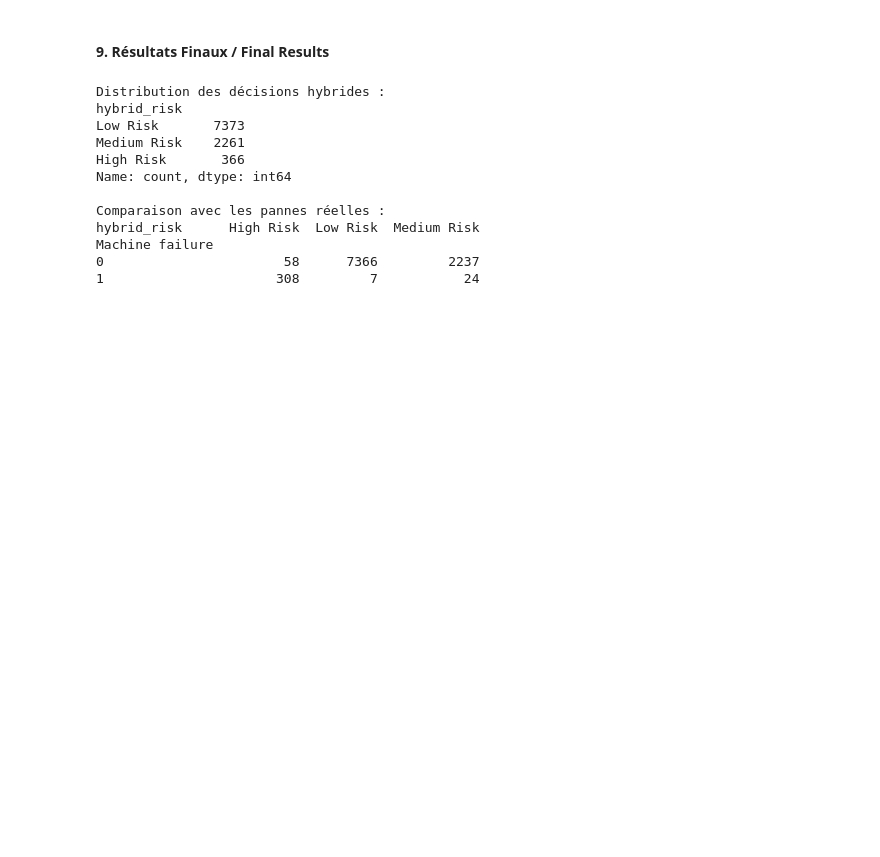
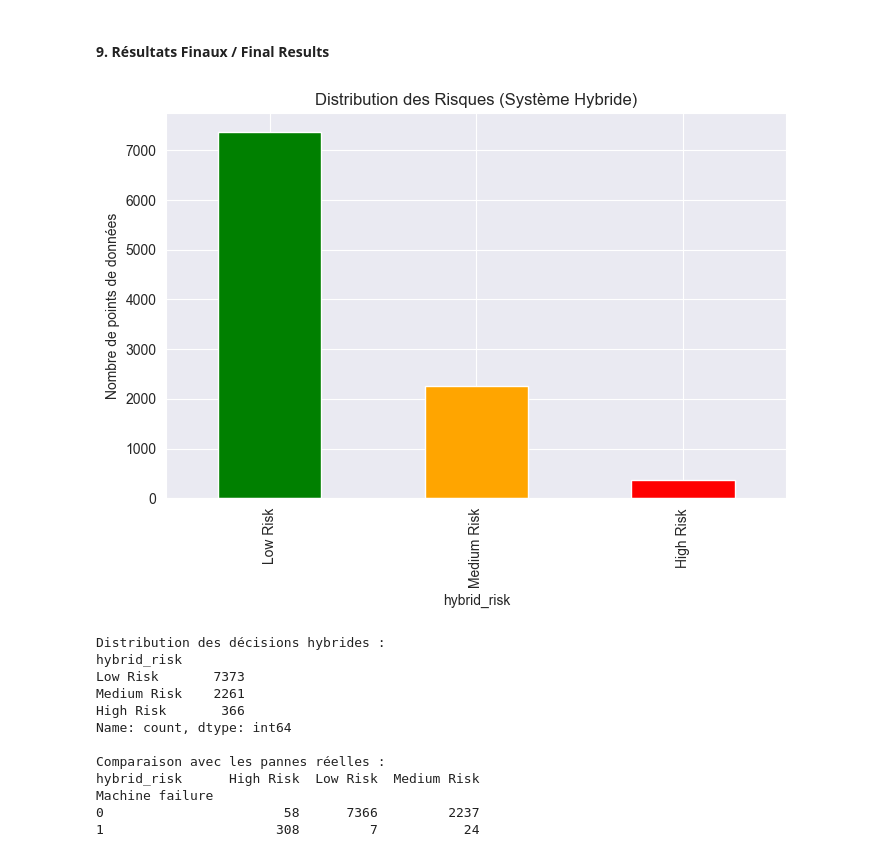
Before and after one commit to elswordexe/predictive-maintenance-anomaly-detection, a Jupyter notebook: NoteBooks/analyse.ipynb, the cells around one changed output. Drawn from its saved outputs; the diff is of its cells as text; code cells hidden in the pictures; blank space fills up the shorter version.

```diff
--- a/NoteBooks/analyse.ipynb
+++ b/NoteBooks/analyse.ipynb
@@ -170,12 +184,21 @@ df["hybrid_risk"] = df.apply(hybrid_decision, axis=1)
 # %% [markdown]
 #### **9. Résultats Finaux / Final Results**
 # %%
+# Visualisation des résultats hybrides
+plt.figure(figsize=(8,5))
+df["hybrid_risk"].value_counts().plot(kind='bar', color=['green', 'orange', 'red'])
+plt.title("Distribution des Risques (Système Hybride)")
+plt.ylabel("Nombre de points de données")
+plt.savefig("figures/hybrid_results.png")
+plt.show()
+
 print("Distribution des décisions hybrides :")
 print(df["hybrid_risk"].value_counts())
 
 print("\nComparaison avec les pannes réelles :")
 print(pd.crosstab(df["Machine failure"], df["hybrid_risk"]))
 # %% [output]
+[figure, added]
 Distribution des décisions hybrides :
 hybrid_risk
 Low Risk       7373
```
Also changed, not shown: parts of 5 cells of this notebook, 7 other files.
